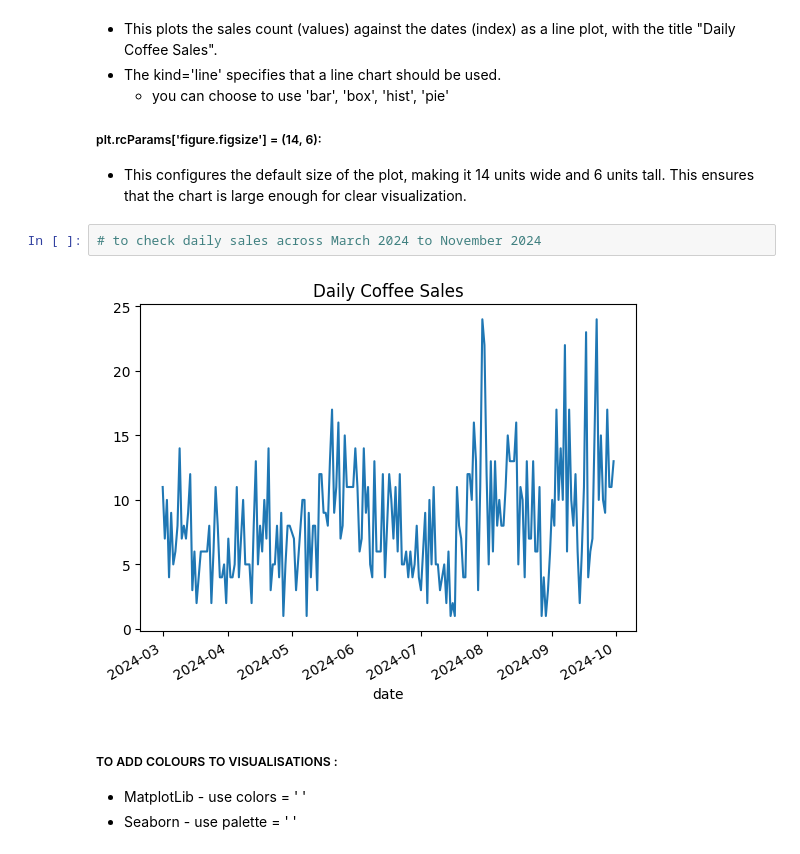
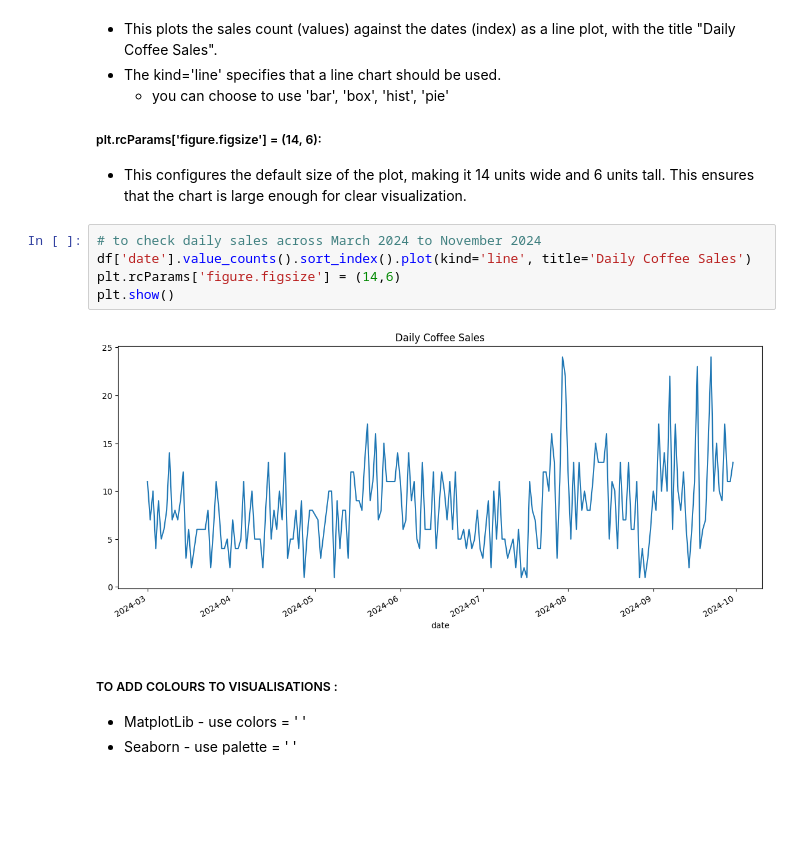
Before and after one commit to DivyaGV22/Divya-s_DAC-Curriculum, a Jupyter notebook: DAC-004_EDA/DAC-004_EDA_Session_1_Student_Copy.ipynb, the cells around one changed output. Drawn from its saved outputs; the diff is of its cells as text; blank space fills up the shorter version.

```diff
--- a/DAC-004_EDA/DAC-004_EDA_Session_1_Student_Copy.ipynb
+++ b/DAC-004_EDA/DAC-004_EDA_Session_1_Student_Copy.ipynb
@@ -299,8 +297,11 @@ df['datetime'] = pd.to_datetime(df['datetime'])
 - This configures the default size of the plot, making it 14 units wide and 6 units tall. This ensures that the chart is large enough for clear visualization.
 # %%
 # to check daily sales across March 2024 to November 2024
+df['date'].value_counts().sort_index().plot(kind='line', title='Daily Coffee Sales')
+plt.rcParams['figure.figsize'] = (14,6)
+plt.show()
 # %% [output]
-[figure, old version]
+[figure, new version]
 # %% [markdown]
 ##### TO ADD COLOURS TO VISUALISATIONS :
 - MatplotLib - use colors = ' '
```
Also changed, not shown: parts of 14 cells of this notebook.
